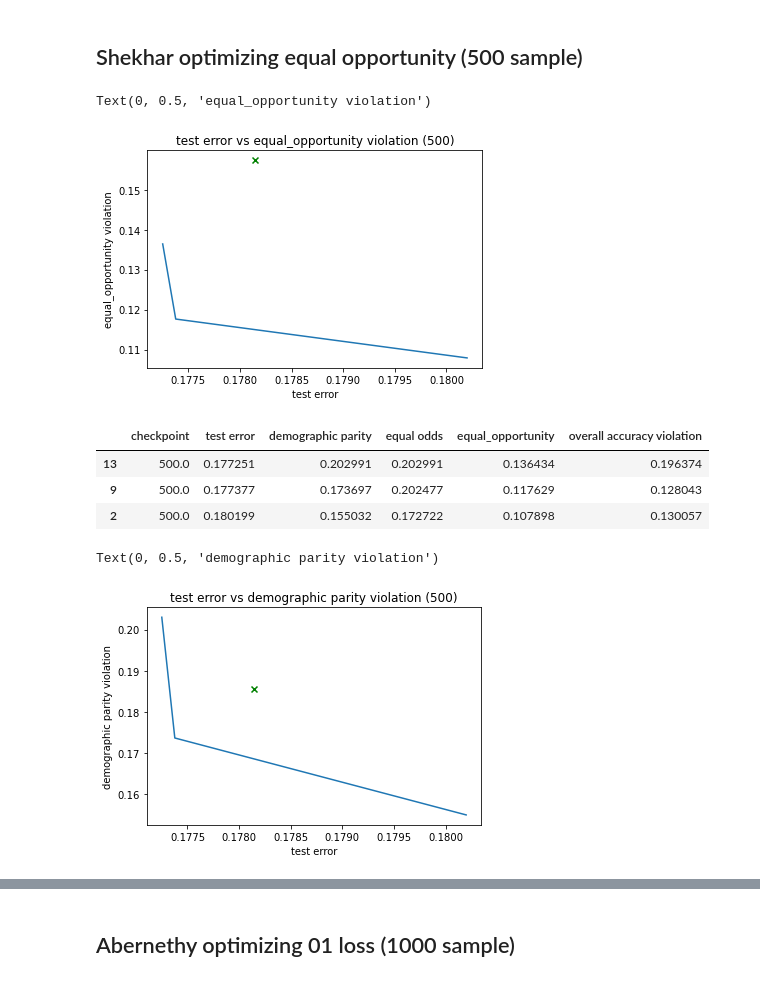
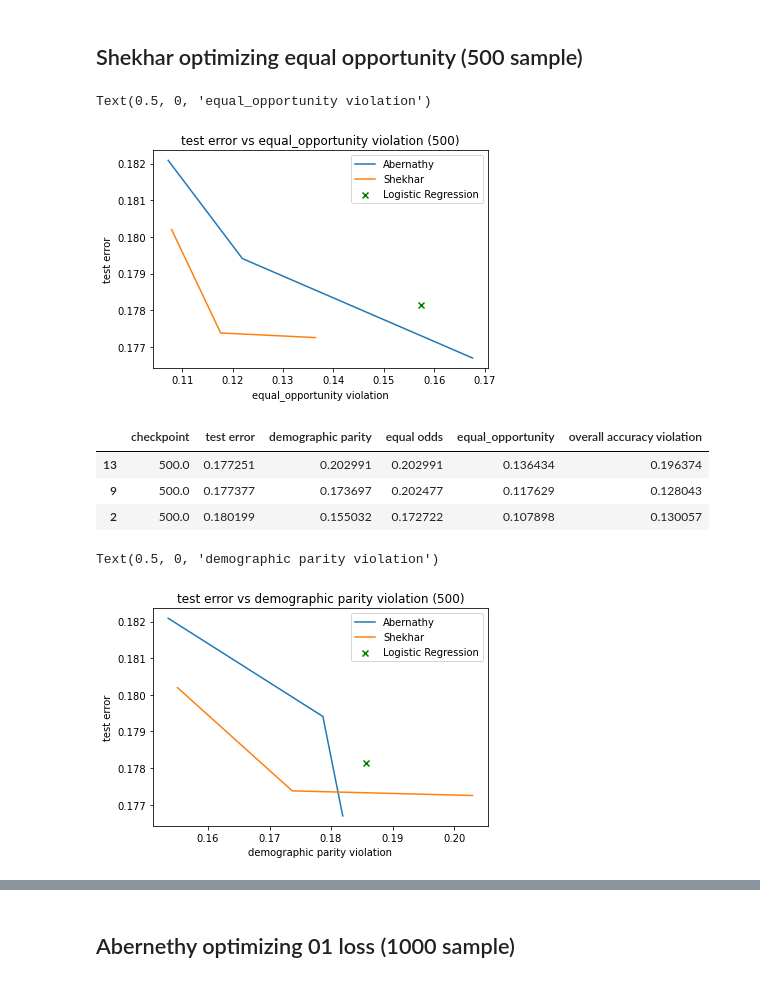
Before and after one commit to laurakn/undergrad_research_2022, a Jupyter notebook: lawrence/plot_Shehkar_equal_oppos.ipynb, the cells around one changed output, grey strips where cells are left out. Saved outputs shown, nothing was run; the diff lists cells and outputs as text; code cells hidden in the pictures.

```diff
--- a/lawrence/plot_Shehkar_equal_oppos.ipynb
+++ b/lawrence/plot_Shehkar_equal_oppos.ipynb
@@ -41,6 +57,9 @@ df.columns = ["checkpoint","test error","demographic parity","equal odds","equal
 # %%
-sort = df.sort_values("test error")
+sort_ab = df_ab.sort_values("test error")
+sort_sh = df_sh.sort_values("test error")
 # %%
-test_error_frontier = [sort['test error'].iloc[0]]
-equal_opportunity_frontier = [sort['equal_opportunity'].iloc[0]]
+test_error_frontier_ab = [sort_ab['test error'].iloc[0]]
+equal_opportunity_frontier_ab = [sort_ab['equal_opportunity'].iloc[0]]
+test_error_frontier_sh = [sort_sh['test error'].iloc[0]]
+equal_opportunity_frontier_sh = [sort_sh['equal_opportunity'].iloc[0]]
 # %%
@@ -53,12 +78,15 @@ for i in range(1, 21):
 # %%
-plt.plot(test_error_frontier, equal_opportunity_frontier)
-plt.scatter(baseline1.loc["test error"], baseline1.loc["equal_opportunity"], marker='x', c="g")
+plt.plot(equal_opportunity_frontier_ab, test_error_frontier_ab, label="Abernathy")
+plt.plot(equal_opportunity_frontier_sh, test_error_frontier_sh, label="Shekhar")
+plt.scatter(baseline1.loc["equal_opportunity"], baseline1.loc["test error"], marker='x', c="g", label="Logistic Regression")
+plt.legend()
 plt.title("test error vs equal_opportunity violation (500)")
-plt.xlabel("test error")
-plt.ylabel("equal_opportunity violation")
+plt.ylabel("test error")
+plt.xlabel("equal_opportunity violation")
 # %% [output]
-Text(0, 0.5, 'equal_opportunity violation')
+Text(0.5, 0, 'equal_opportunity violation')
-[figure, old version]
+[figure, new version]
 # %%
-df = sort.iloc[index]
+df_ab = sort_ab.iloc[index_ab]
+df_sh = sort_sh.iloc[index_sh]
 # %%
@@ -69,19 +97,28 @@ df
 | 9 | 500.0 | 0.177377 | 0.173697 | 0.202477 | 0.117629 | 0.128043 |
 | 2 | 500.0 | 0.180199 | 0.155032 | 0.172722 | 0.107898 | 0.130057 |
 # %%
-test_error_frontier = [df['test error'].iloc[0]]
-demographic_frontier = [df['demographic parity'].iloc[0]]
-for i in range(len(index)):
-    if df['demographic parity'].iloc[i] < demographic_frontier[-1]:
-        demographic_frontier.append(df['demographic parity'].iloc[i])
-        test_error_frontier.append(df['test error'].iloc[i])
+test_error_frontier_ab = [df_ab['test error'].iloc[0]]
+demographic_frontier_ab = [df_ab['demographic parity'].iloc[0]]
+for i in range(len(index_ab)):
+    if df_ab['demographic parity'].iloc[i] < demographic_frontier_ab[-1]:
+        demographic_frontier_ab.append(df_ab['demographic parity'].iloc[i])
+        test_error_frontier_ab.append(df_ab['test error'].iloc[i])
+
+test_error_frontier_sh = [df_sh['test error'].iloc[0]]
+demographic_frontier_sh = [df_sh['demographic parity'].iloc[0]]
+for i in range(len(index_sh)):
+    if df_sh['demographic parity'].iloc[i] < demographic_frontier_sh[-1]:
+        demographic_frontier_sh.append(df_sh['demographic parity'].iloc[i])
+        test_error_frontier_sh.append(df_sh['test error'].iloc[i])
 # %%
-plt.plot(test_error_frontier, demographic_frontier)
-plt.scatter(baseline1.loc["test error"], baseline1.loc["demographic parity"], marker='x', c="g")
+plt.plot(demographic_frontier_ab, test_error_frontier_ab, label="Abernathy")
+plt.plot(demographic_frontier_sh, test_error_frontier_sh, label="Shekhar")
+plt.scatter(baseline1.loc["demographic parity"], baseline1.loc["test error"], marker='x', c="g", label="Logistic Regression")
+plt.legend()
 plt.title("test error vs demographic parity violation (500)")
-plt.xlabel("test error")
-plt.ylabel("demographic parity violation")
+plt.ylabel("test error")
+plt.xlabel("demographic parity violation")
 # %% [output]
-Text(0, 0.5, 'demographic parity violation')
+Text(0.5, 0, 'demographic parity violation')
-[figure, old version]
+[figure, new version]
 # %%
```
Also changed, not shown: parts of 20 cells of this notebook, 1 other file.
